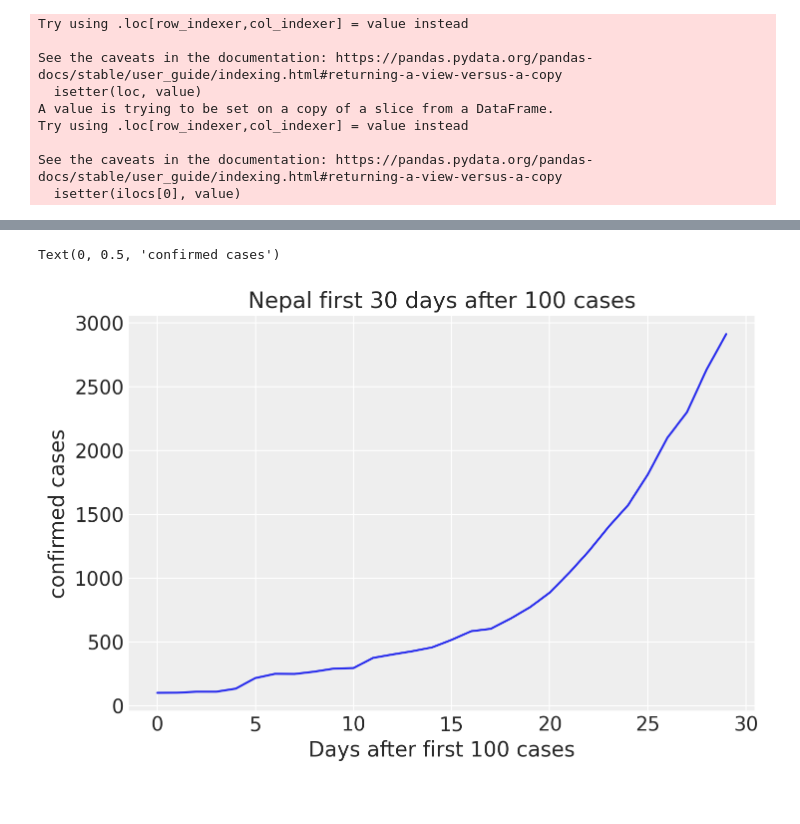
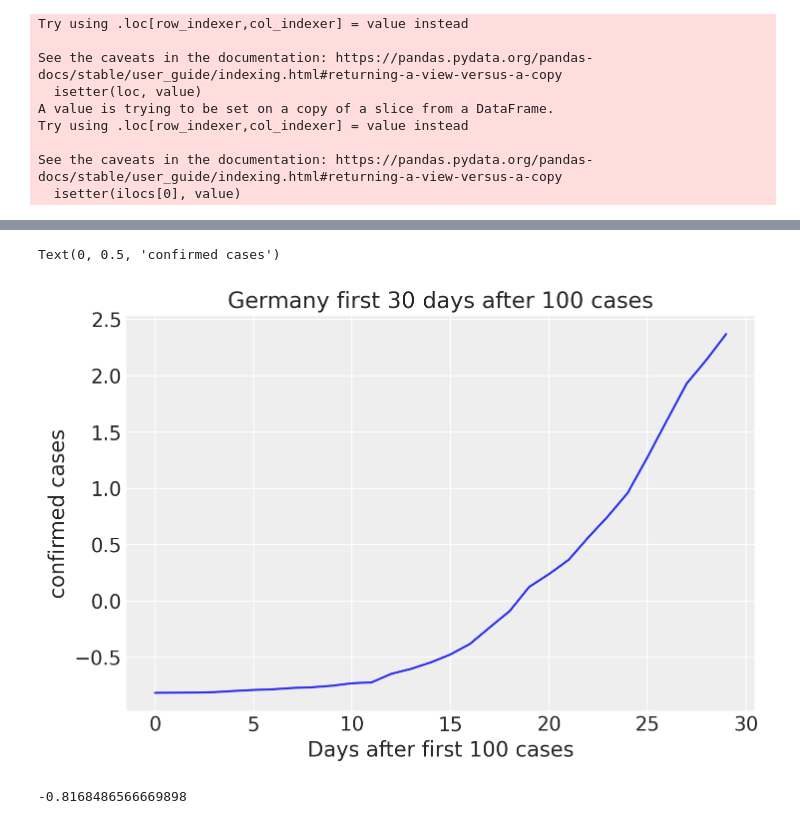
Before and after one commit to roesta07/Modeling-COVID-19, a Jupyter notebook: analysis.ipynb, the cells around one changed output, grey strips where cells are left out. Saved outputs shown, nothing was run; the diff lists cells and outputs as text; code cells hidden in the pictures.

```diff
--- a/analysis.ipynb
+++ b/analysis.ipynb
@@ -119,13 +109,23 @@ df.head()
+# %%
+df.head()
+df['days_since_100']=df['days_since_100'].astype(int)
+# %%
+def standarize(col):
+  return (col-col.mean())/col.std()
 # %%
-country='Nepal'
+country='Germany'
 df_country=df.loc[df['country']==country].iloc[:30]
 
-plt.plot(df_country['days_since_100'],df_country['confirmed'])
-plt.title('Nepal first 30 days after 100 cases')
+plt.plot(df_country['days_since_100'],standarize(df_country['confirmed']))
+plt.title('Germany first 30 days after 100 cases')
 plt.xlabel('Days after first 100 cases')
 plt.ylabel('confirmed cases')
 # %% [output]
 Text(0, 0.5, 'confirmed cases')
-[figure, old version]
+[figure, new version]
+# %%
+(100-df_country['confirmed'].mean())/df_country['confirmed'].std()
+# %% [output]
+-0.8168486566669898
 # %%
 t=df_country.days_since_100.values
```
Also changed, not shown: parts of 15 cells of this notebook.
